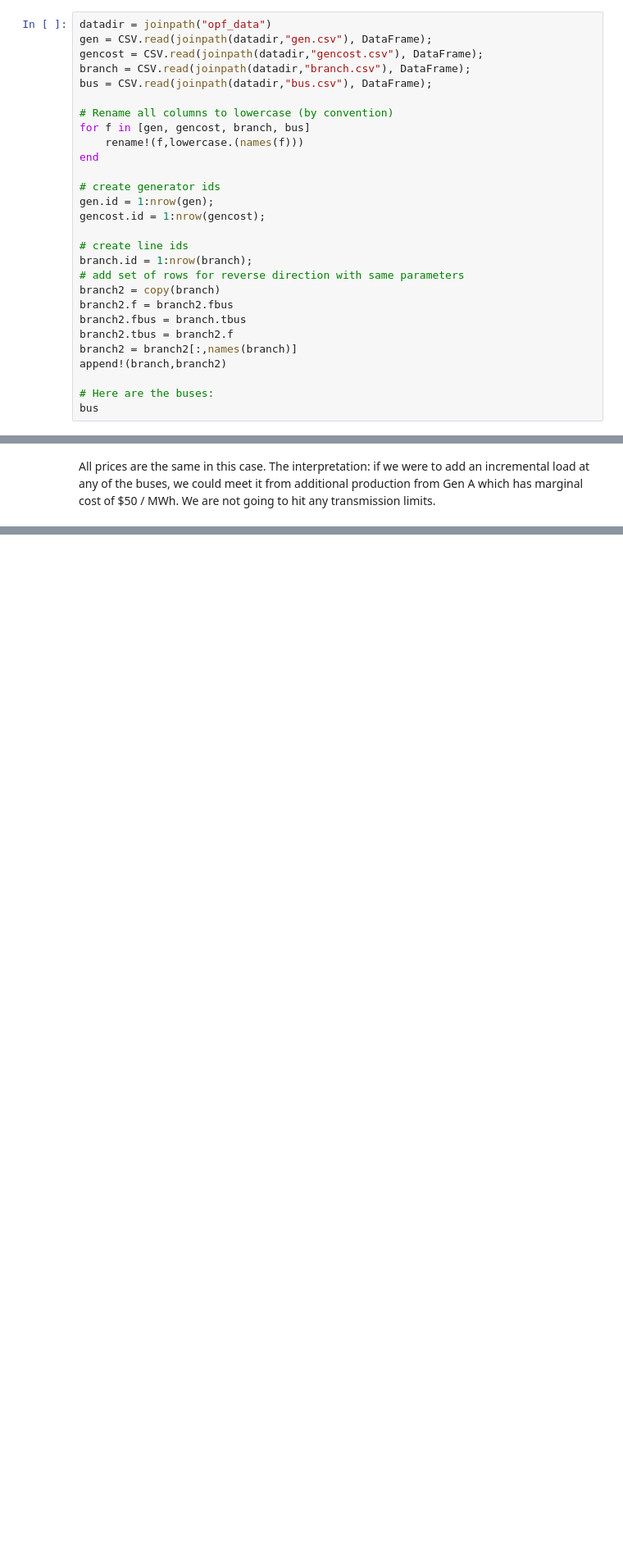
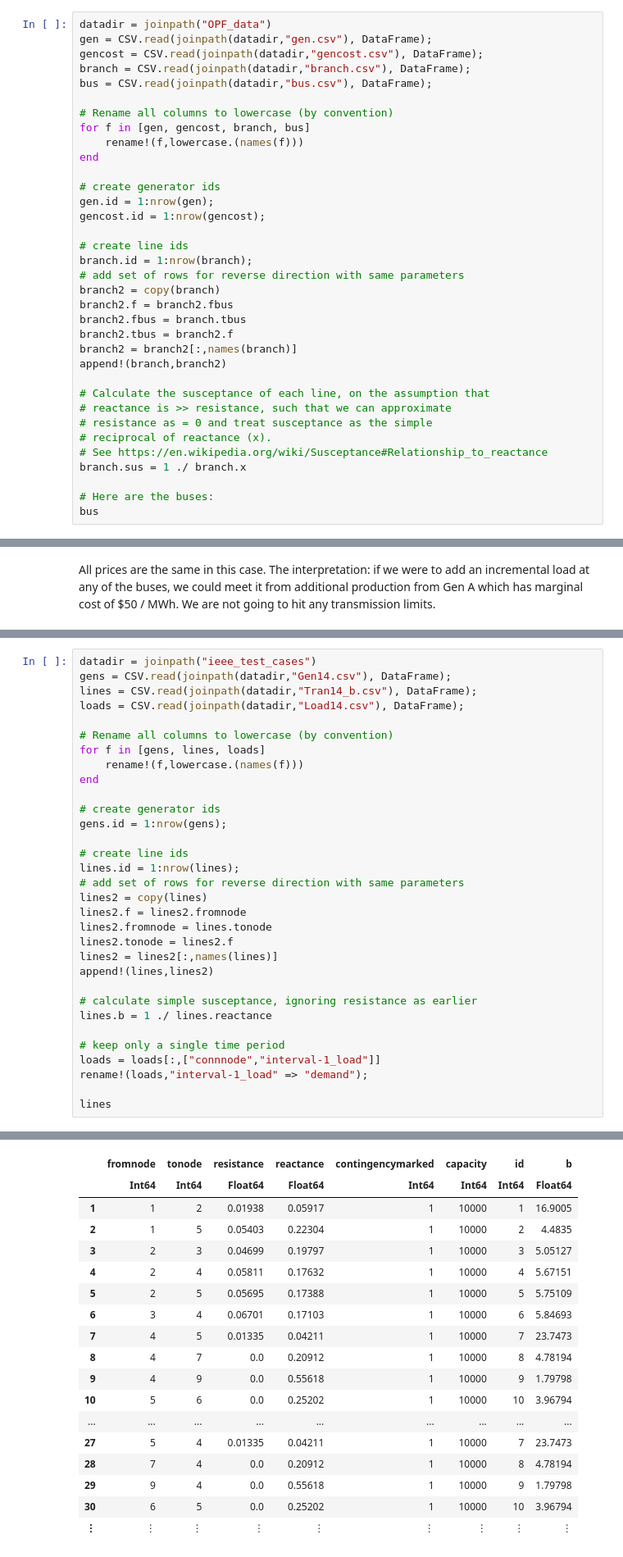
Before and after one commit to Power-Systems-Optimization-Course/power-systems-optimization, a Jupyter notebook: Notebooks/06-Optimal-Power-Flow.ipynb, the cells around one changed output, grey strips where cells are left out. Shown at 82% size. Saved outputs shown, nothing was run; the diff lists cells and outputs as text; blank space fills up the shorter version.

Commit message:
Update to OPF notebook
Clarified explanations; added IEEE 14 bus system.

```diff
--- a/Notebooks/06-Optimal-Power-Flow.ipynb
+++ b/Notebooks/06-Optimal-Power-Flow.ipynb
@@ -79,7 +88,7 @@ The location and numbering of the components:
 
 <img src="img/opf_network.png" style="width: 450px; height: auto" align="left">
 # %%
-datadir = joinpath("opf_data")
+datadir = joinpath("OPF_data")
 gen = CSV.read(joinpath(datadir,"gen.csv"), DataFrame);
 gencost = CSV.read(joinpath(datadir,"gencost.csv"), DataFrame);
 branch = CSV.read(joinpath(datadir,"branch.csv"), DataFrame);
@@ -104,6 +113,13 @@ branch2.tbus = branch2.f
 branch2 = branch2[:,names(branch)]
 append!(branch,branch2)
 
+# Calculate the susceptance of each line, on the assumption that
+# reactance is >> resistance, such that we can approximate
+# resistance as = 0 and treat susceptance as the simple
+# reciprocal of reactance (x).
+# See https://en.wikipedia.org/wiki/Susceptance#Relationship_to_reactance
+branch.sus = 1 ./ branch.x
+
 # Here are the buses:
 bus
 # %% [output]
@@ -565,0 +618,33 @@ In a network with thousands of nodes and many parallel paths and loop flows, one
+# %%
+datadir = joinpath("ieee_test_cases")
+gens = CSV.read(joinpath(datadir,"Gen14.csv"), DataFrame);
+lines = CSV.read(joinpath(datadir,"Tran14_b.csv"), DataFrame);
+loads = CSV.read(joinpath(datadir,"Load14.csv"), DataFrame);
+
+# Rename all columns to lowercase (by convention)
+for f in [gens, lines, loads]
+    rename!(f,lowercase.(names(f)))
+end
+
+# create generator ids
+gens.id = 1:nrow(gens);
+
+# create line ids
+lines.id = 1:nrow(lines);
+# add set of rows for reverse direction with same parameters
+lines2 = copy(lines)
+lines2.f = lines2.fromnode
+lines2.fromnode = lines.tonode
+lines2.tonode = lines2.f
+lines2 = lines2[:,names(lines)]
+append!(lines,lines2)
+
+# calculate simple susceptance, ignoring resistance as earlier
+lines.b = 1 ./ lines.reactance
+
+# keep only a single time period
+loads = loads[:,["connnode","interval-1_load"]]
+rename!(loads,"interval-1_load" => "demand");
+
+lines
+# %% [output]
@@ -565,0 +652,18 @@ In a network with thousands of nodes and many parallel paths and loop flows, one
+|  | fromnode | tonode | resistance | reactance | contingencymarked | capacity | id | b |
+|  | Int64 | Int64 | Float64 | Float64 | Int64 | Int64 | Int64 | Float64 |
+| 1 | 1 | 2 | 0.01938 | 0.05917 | 1 | 10000 | 1 | 16.9005 |
+| 2 | 1 | 5 | 0.05403 | 0.22304 | 1 | 10000 | 2 | 4.4835 |
+| 3 | 2 | 3 | 0.04699 | 0.19797 | 1 | 10000 | 3 | 5.05127 |
+| 4 | 2 | 4 | 0.05811 | 0.17632 | 1 | 10000 | 4 | 5.67151 |
+| 5 | 2 | 5 | 0.05695 | 0.17388 | 1 | 10000 | 5 | 5.75109 |
+| 6 | 3 | 4 | 0.06701 | 0.17103 | 1 | 10000 | 6 | 5.84693 |
+| 7 | 4 | 5 | 0.01335 | 0.04211 | 1 | 10000 | 7 | 23.7473 |
+| 8 | 4 | 7 | 0.0 | 0.20912 | 1 | 10000 | 8 | 4.78194 |
+| 9 | 4 | 9 | 0.0 | 0.55618 | 1 | 10000 | 9 | 1.79798 |
+| 10 | 5 | 6 | 0.0 | 0.25202 | 1 | 10000 | 10 | 3.96794 |
+| ... | ... | ... | ... | ... | ... | ... | ... | ... |
+| 27 | 5 | 4 | 0.01335 | 0.04211 | 1 | 10000 | 7 | 23.7473 |
+| 28 | 7 | 4 | 0.0 | 0.20912 | 1 | 10000 | 8 | 4.78194 |
+| 29 | 9 | 4 | 0.0 | 0.55618 | 1 | 10000 | 9 | 1.79798 |
+| 30 | 6 | 5 | 0.0 | 0.25202 | 1 | 10000 | 10 | 3.96794 |
+| ⋮ | ⋮ | ⋮ | ⋮ | ⋮ | ⋮ | ⋮ | ⋮ | ⋮ |
```
Also changed, not shown: parts of 18 cells of this notebook.
